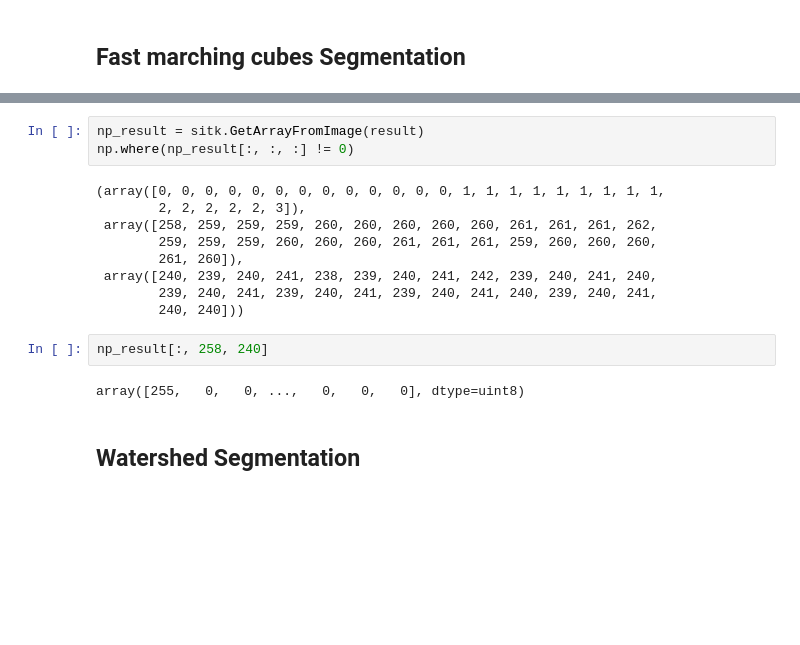
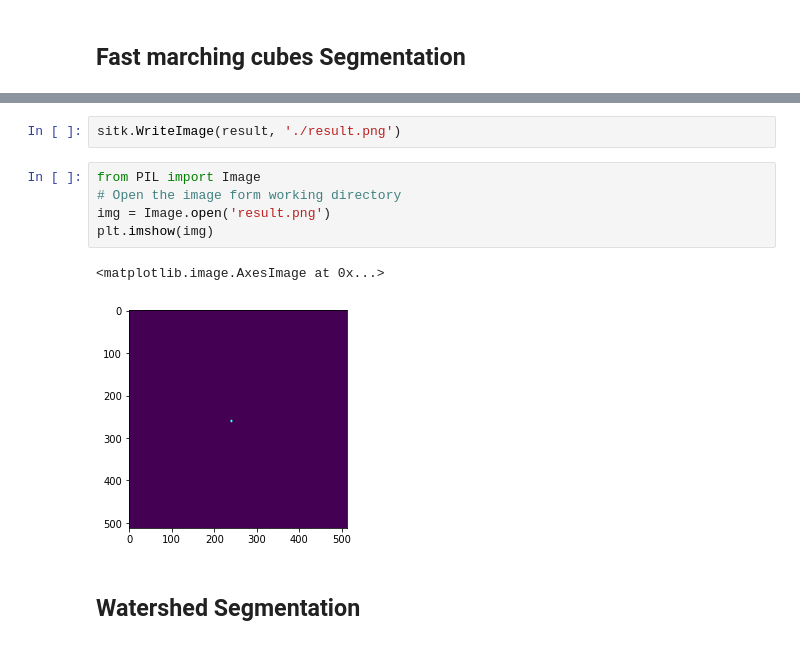
Before and after one commit to vbakhteev/CT-aorta-segmentation, a Jupyter notebook: notebooks/SimpleITK solutions.ipynb, the cells around one changed output, grey strips where cells are left out. Drawn from its saved outputs; the diff is of its cells as text; blank space fills up the shorter version.

```diff
--- a/notebooks/SimpleITK solutions.ipynb
+++ b/notebooks/SimpleITK solutions.ipynb
@@ -255,19 +248,13 @@ Image (0x7fe6e6273720)
-# %%
-np_result = sitk.GetArrayFromImage(result)
-np.where(np_result[:, :, :] != 0)
-# %% [output]
-(array([0, 0, 0, 0, 0, 0, 0, 0, 0, 0, 0, 0, 0, 1, 1, 1, 1, 1, 1, 1, 1, 1,
-        2, 2, 2, 2, 2, 3]),
- array([258, 259, 259, 259, 260, 260, 260, 260, 260, 261, 261, 261, 262,
-        259, 259, 259, 260, 260, 260, 261, 261, 261, 259, 260, 260, 260,
-        261, 260]),
- array([240, 239, 240, 241, 238, 239, 240, 241, 242, 239, 240, 241, 240,
-        239, 240, 241, 239, 240, 241, 239, 240, 241, 240, 239, 240, 241,
-        240, 240]))
-# %%
-np_result[:, 258, 240]
-# %% [output]
-array([255,   0,   0, ...,   0,   0,   0], dtype=uint8)
+# %%
+sitk.WriteImage(result, './result.png')
+# %%
+from PIL import Image
+# Open the image form working directory
+img = Image.open('result.png')
+plt.imshow(img)
+# %% [output]
+<matplotlib.image.AxesImage at 0x...>
+[figure, added]
 # %% [markdown]
 ## Watershed Segmentation
 # %%
```
Also changed, not shown: parts of 10 cells of this notebook, 2 other files.
